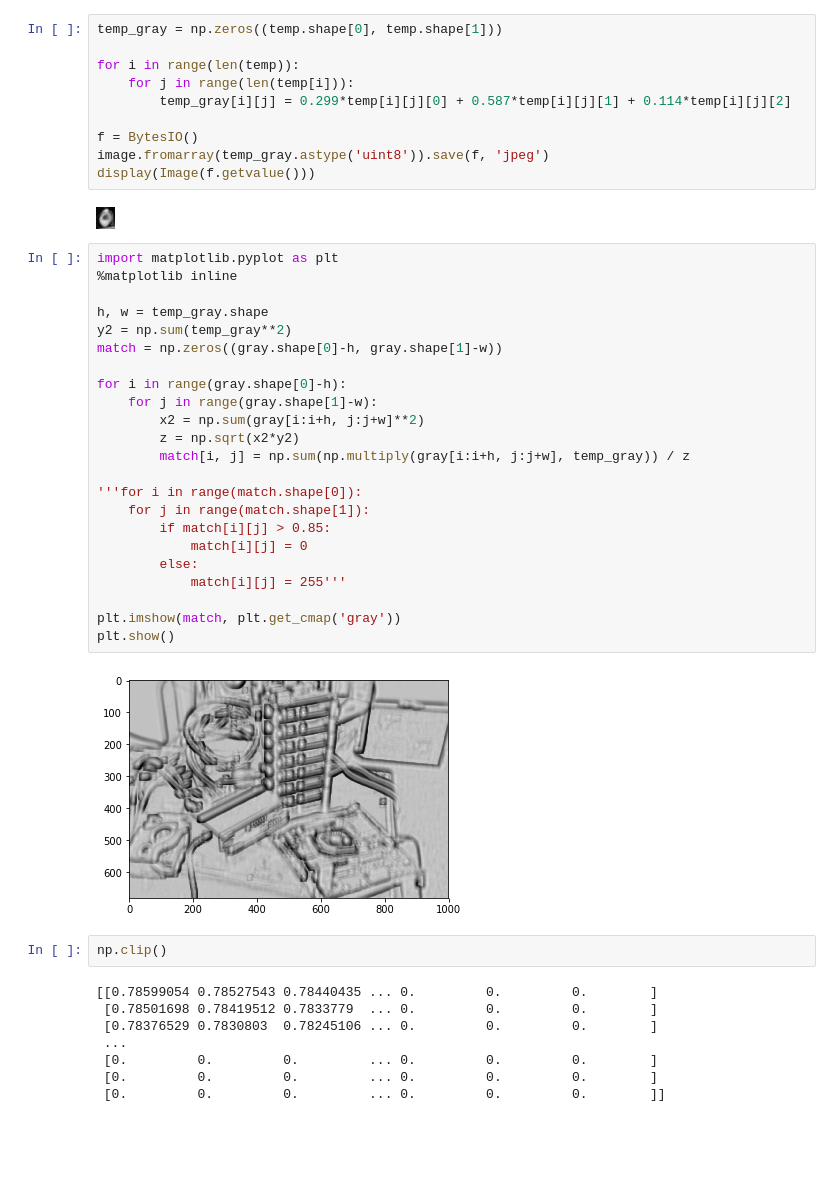
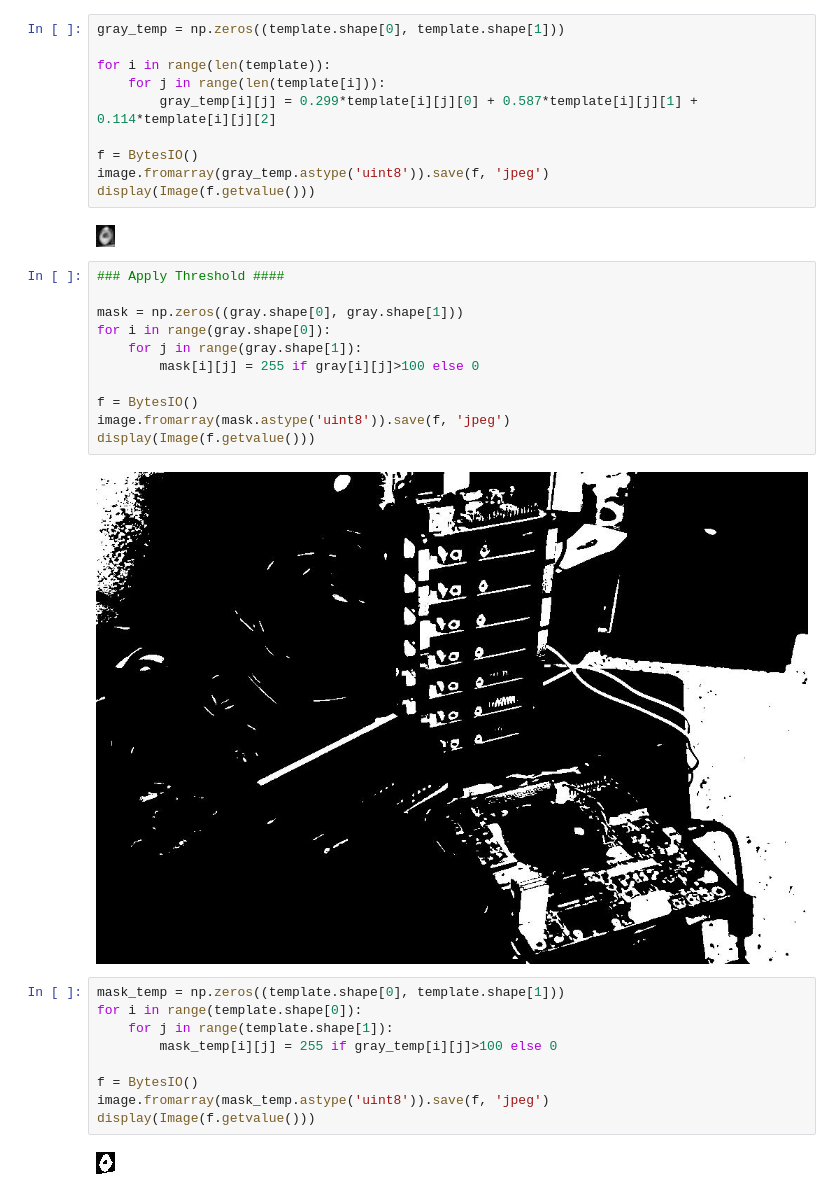
Before and after one commit to Vishu26/Computer-Vision, a Jupyter notebook: BgtContExpo.ipynb, the cells around one changed output. Saved outputs shown, nothing was run; the diff lists cells and outputs as text; blank space fills up the shorter version.

```diff
--- a/BgtContExpo.ipynb
+++ b/BgtContExpo.ipynb
@@ -30,49 +30,38 @@ display(Image(f.getvalue()))
 # %% [output]
 [figure]
 # %%
-temp_gray = np.zeros((temp.shape[0], temp.shape[1]))
+gray_temp = np.zeros((template.shape[0], template.shape[1]))
 
-for i in range(len(temp)):
-    for j in range(len(temp[i])):
-        temp_gray[i][j] = 0.299*temp[i][j][0] + 0.587*temp[i][j][1] + 0.114*temp[i][j][2]
+for i in range(len(template)):
+    for j in range(len(template[i])):
+        gray_temp[i][j] = 0.299*template[i][j][0] + 0.587*template[i][j][1] + 0.114*template[i][j][2]
 
 f = BytesIO()
-image.fromarray(temp_gray.astype('uint8')).save(f, 'jpeg')
+image.fromarray(gray_temp.astype('uint8')).save(f, 'jpeg')
 display(Image(f.getvalue()))
 # %% [output]
 [figure]
-# %%
-import matplotlib.pyplot as plt
-%matplotlib inline
-
-h, w = temp_gray.shape
-y2 = np.sum(temp_gray**2)
-match = np.zeros((gray.shape[0]-h, gray.shape[1]-w))
-
-for i in range(gray.shape[0]-h):
-    for j in range(gray.shape[1]-w):
-        x2 = np.sum(gray[i:i+h, j:j+w]**2)
-        z = np.sqrt(x2*y2)
-        match[i, j] = np.sum(np.multiply(gray[i:i+h, j:j+w], temp_gray)) / z
-
-'''for i in range(match.shape[0]):
-    for j in range(match.shape[1]):
-        if match[i][j] > 0.85:
-            match[i][j] = 0
-        else:
-            match[i][j] = 255'''
-
-plt.imshow(match, plt.get_cmap('gray'))
-plt.show()
-# %% [output]
-[figure, removed]
-# %%
-np.clip()
-# %% [output]
-[[0.78599054 0.78527543 0.78440435 ... 0.         0.         0.        ]
- [0.78501698 0.78419512 0.7833779  ... 0.         0.         0.        ]
- [0.78376529 0.7830803  0.78245106 ... 0.         0.         0.        ]
- ...
- [0.         0.         0.         ... 0.         0.         0.        ]
- [0.         0.         0.         ... 0.         0.         0.        ]
- [0.         0.         0.         ... 0.         0.         0.        ]]
+# %%
+### Apply Threshold ####
+
+mask = np.zeros((gray.shape[0], gray.shape[1]))
+for i in range(gray.shape[0]):
+    for j in range(gray.shape[1]):
+        mask[i][j] = 255 if gray[i][j]>100 else 0
+
+f = BytesIO()
+image.fromarray(mask.astype('uint8')).save(f, 'jpeg')
+display(Image(f.getvalue()))
+# %% [output]
+[figure, added]
+# %%
+mask_temp = np.zeros((template.shape[0], template.shape[1]))
+for i in range(template.shape[0]):
+    for j in range(template.shape[1]):
+        mask_temp[i][j] = 255 if gray_temp[i][j]>100 else 0
+
+f = BytesIO()
+image.fromarray(mask_temp.astype('uint8')).save(f, 'jpeg')
+display(Image(f.getvalue()))
+# %% [output]
+[figure, added]
```
Also changed, not shown: parts of 2 cells of this notebook.
